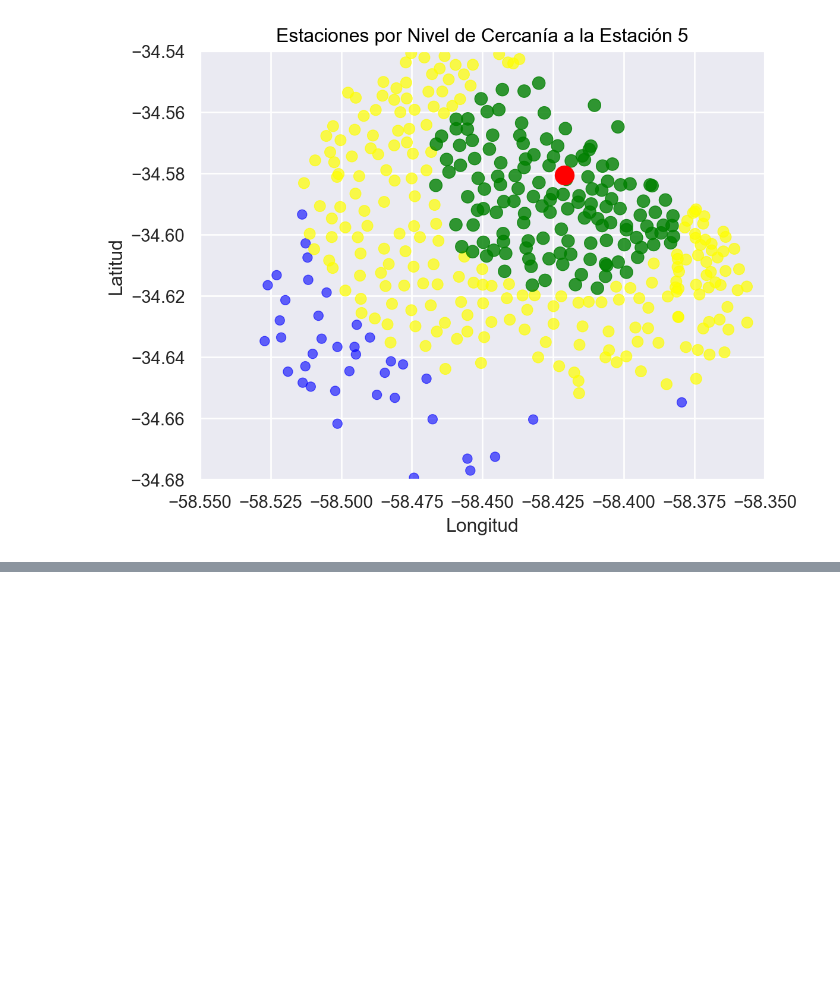
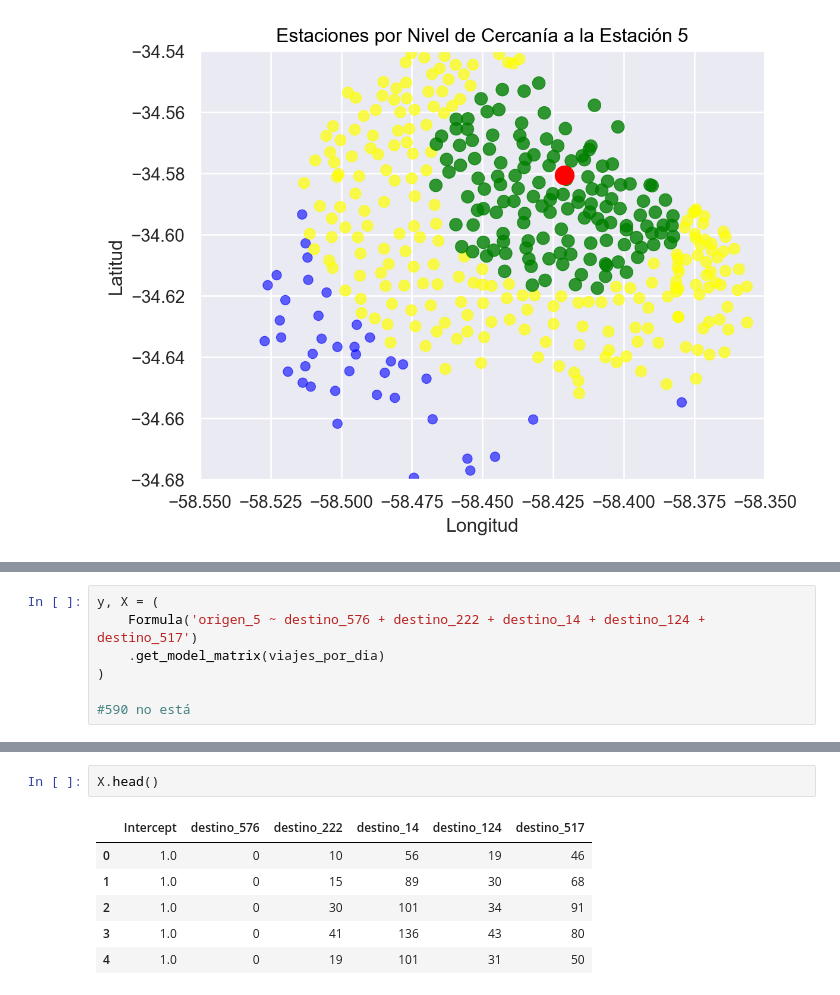
Before and after one commit to leonelifernandez12/labo_datos, a Jupyter notebook: tp1.ipynb, the cells around one changed output, grey strips where cells are left out. Saved outputs shown, nothing was run; the diff lists cells and outputs as text; blank space fills up the shorter version.

Commit message:
Planteo inicial de modelos y variables

```diff
--- a/tp1.ipynb
+++ b/tp1.ipynb
@@ -1501,0 +1554,7 @@ display(top_3_cercanas[['station_id', 'lat', 'lon', 'puntaje_cercania_est5', 'et
+# %%
+y, X = (
+    Formula('origen_5 ~ destino_576 + destino_222 + destino_14 + destino_124 + destino_517')
+    .get_model_matrix(viajes_por_dia)
+)
+
+#590 no está
@@ -1501,0 +1571,9 @@ display(top_3_cercanas[['station_id', 'lat', 'lon', 'puntaje_cercania_est5', 'et
+# %%
+X.head()
+# %% [output]
+|  | Intercept | destino_576 | destino_222 | destino_14 | destino_124 | destino_517 |
+| 0 | 1.0 | 0 | 10 | 56 | 19 | 46 |
+| 1 | 1.0 | 0 | 15 | 89 | 30 | 68 |
+| 2 | 1.0 | 0 | 30 | 101 | 34 | 91 |
+| 3 | 1.0 | 0 | 41 | 136 | 43 | 80 |
+| 4 | 1.0 | 0 | 19 | 101 | 31 | 50 |
```
Also changed, not shown: parts of 57 cells of this notebook, 1 other file.
